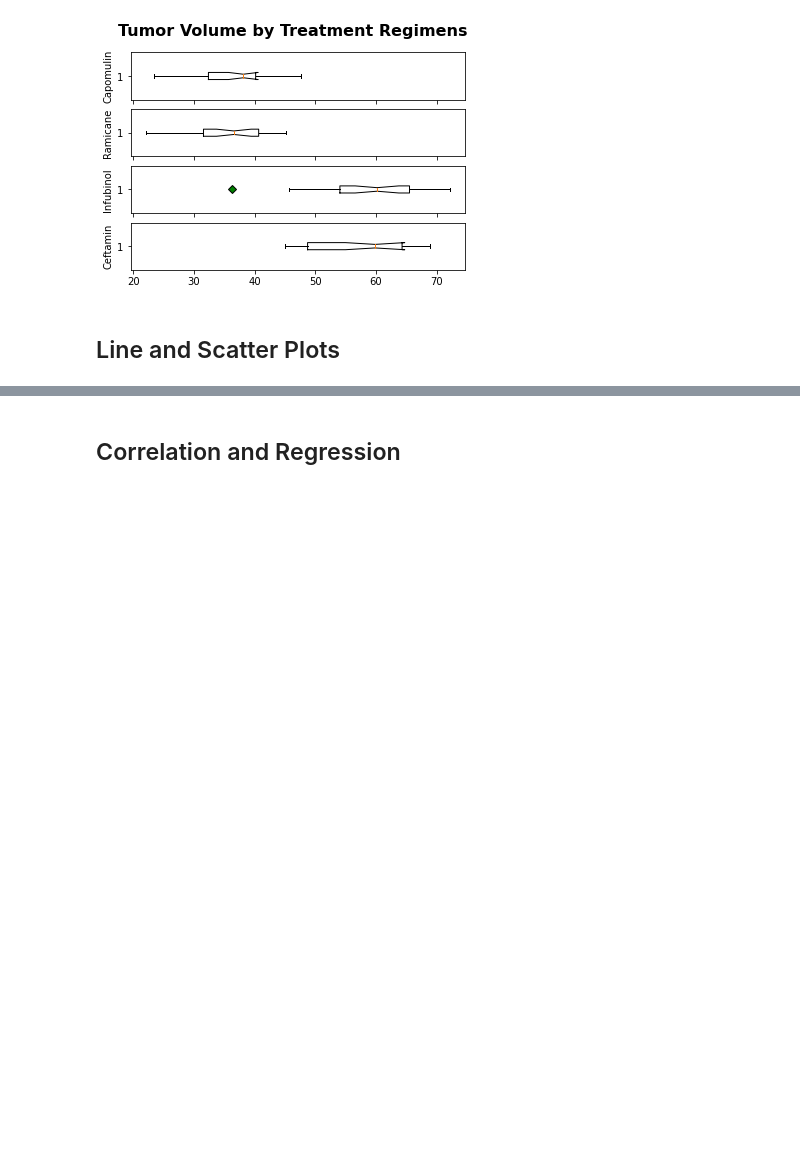
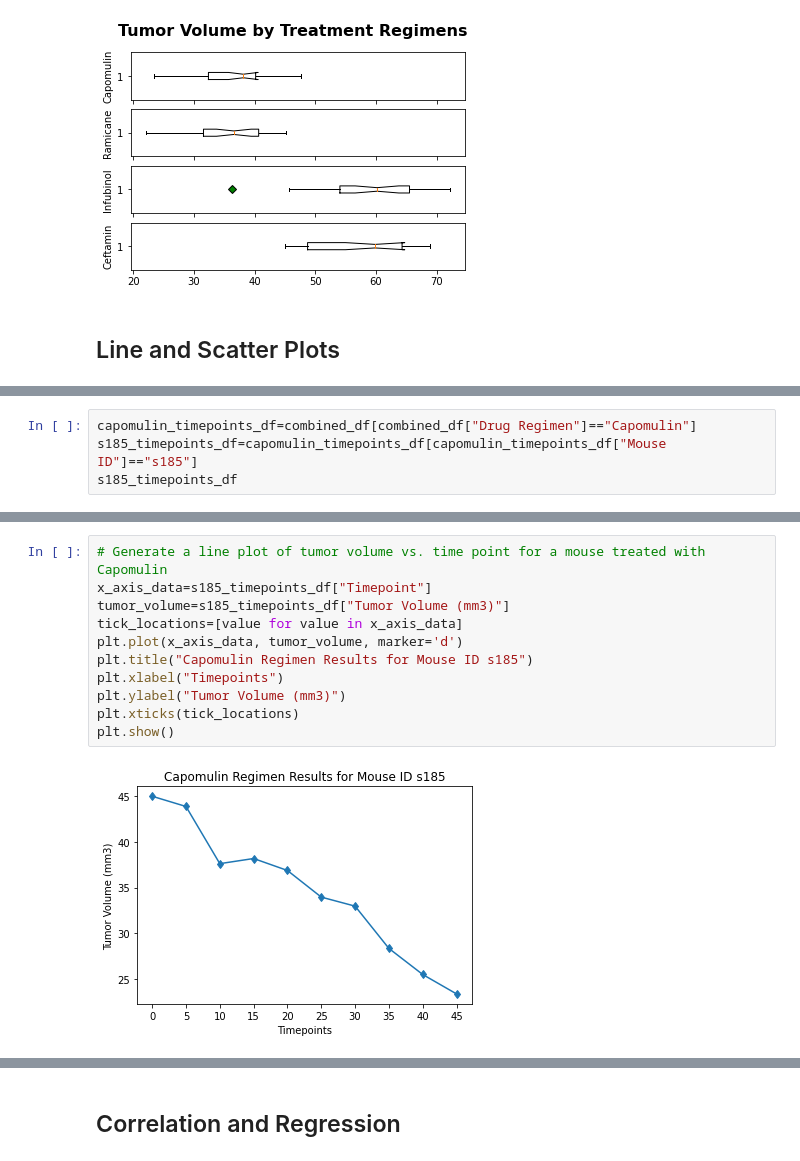
Before and after one commit to Sjenn257/matplotlib-challenge, a Jupyter notebook: pymaceuticals_starter.ipynb, the cells around one changed output, grey strips where cells are left out. Cells and saved outputs as stored; diff of their text form; blank space fills up the shorter version.

Commit message:
line and scatter done

```diff
--- a/pymaceuticals_starter.ipynb
+++ b/pymaceuticals_starter.ipynb
@@ -455,0 +452,4 @@ plt.show()
+# %%
+capomulin_timepoints_df=combined_df[combined_df["Drug Regimen"]=="Capomulin"]
+s185_timepoints_df=capomulin_timepoints_df[capomulin_timepoints_df["Mouse ID"]=="s185"]
+s185_timepoints_df
@@ -455,0 +468,13 @@ plt.show()
+# %%
+# Generate a line plot of tumor volume vs. time point for a mouse treated with Capomulin
+x_axis_data=s185_timepoints_df["Timepoint"]
+tumor_volume=s185_timepoints_df["Tumor Volume (mm3)"]
+tick_locations=[value for value in x_axis_data]
+plt.plot(x_axis_data, tumor_volume, marker='d')
+plt.title("Capomulin Regimen Results for Mouse ID s185")
+plt.xlabel("Timepoints")
+plt.ylabel("Tumor Volume (mm3)")
+plt.xticks(tick_locations)
+plt.show()
+# %% [output]
+[figure, added]
```
Also changed, not shown: parts of 5 cells of this notebook.
